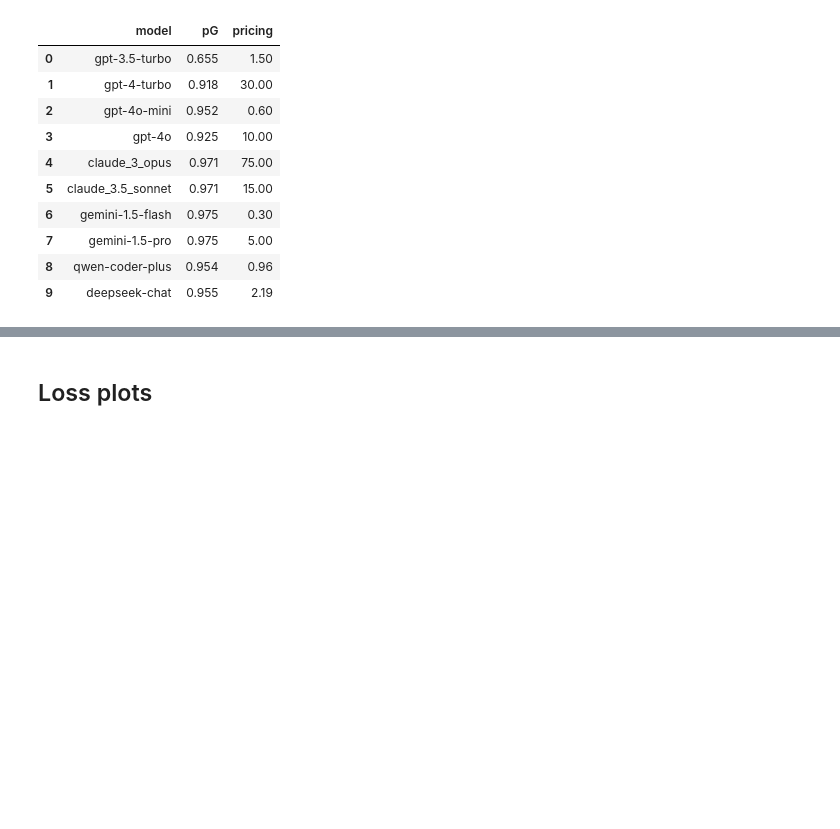
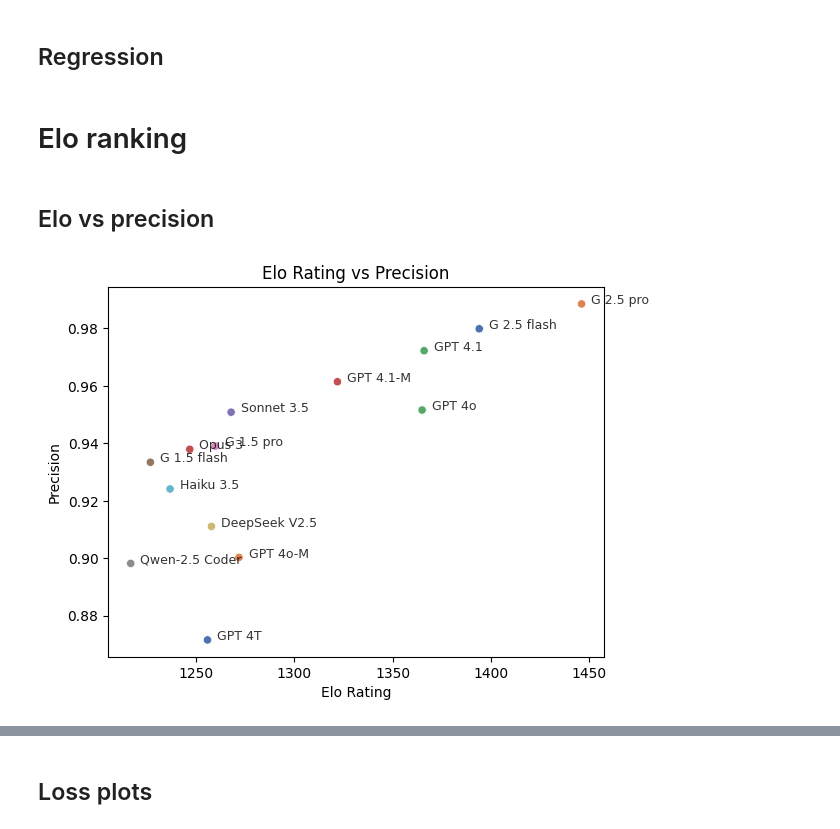
Before and after one commit to srynsh/LLM-Benchmarking, a Jupyter notebook: notebooks/notebook.ipynb, the cells around one changed output, grey strips where cells are left out. Drawn from its saved outputs; the diff is of its cells as text; code cells hidden in the pictures; blank space fills up the shorter version.

Commit message:
elo plots

```diff
--- a/notebooks/notebook.ipynb
+++ b/notebooks/notebook.ipynb
@@ -7 +157,3 @@ import numpy as np
+# %% [markdown]
+## Regression
 # %%
@@ -41,21 +174,48 @@ pricing = [1.5, 30, 0.6, 10,
            75, 15,
            0.3, 5,
            0.96, 2.19]
-# %%
-df = pd.DataFrame(
-    {'model': MODELS, 'pG': pG_ensemble.values(), 'pricing': pricing}
-)
-
-df
-# %% [output]
-|  | model | pG | pricing |
-| 0 | gpt-3.5-turbo | 0.655 | 1.50 |
-| 1 | gpt-4-turbo | 0.918 | 30.00 |
-| 2 | gpt-4o-mini | 0.952 | 0.60 |
-| 3 | gpt-4o | 0.925 | 10.00 |
-| 4 | claude_3_opus | 0.971 | 75.00 |
-| 5 | claude_3.5_sonnet | 0.971 | 15.00 |
-| 6 | gemini-1.5-flash | 0.975 | 0.30 |
-| 7 | gemini-1.5-pro | 0.975 | 5.00 |
-| 8 | qwen-coder-plus | 0.954 | 0.96 |
-| 9 | deepseek-chat | 0.955 | 2.19 |
+# %% [markdown]
+# Elo ranking
+# %%
+eloRating = {
+    'gpt-4-turbo': 1256,
+    'gpt-4o-mini': 1272,
+    'gpt-4o': 1365,
+    'claude_3_opus': 1247,
+    'claude_3.5_sonnet': 1268,
+    'gemini-1.5-flash': 1227,
+    'gemini-1.5-pro': 1260,
+    'qwen-coder-plus': 1217,
+    'deepseek-chat': 1178,
+    'claude_3.5_haiku': 1237,
+    'gemini-2.5-flash-preview-04-17': 1394,
+    'gemini-2.5-pro-preview-03-25': 1446,
+    'gpt-4.1-2025-04-14': 1366,
+    'gpt-4.1-mini-2025-04-14': 1322,
+}
+
+df_elo = pd.DataFrame(eloRating.items(), columns=['generator', 'elo'])
+# %% [markdown]
+## Elo vs precision
+# %%
+df_elo_prec = pd.merge(df_elo, df, on='generator')
+df_plot = df_elo_prec[df_elo_prec['validator'] == 'ensemble']
+# %%
+sns.scatterplot(data=df_plot, x='elo', y='precision', hue='generator', palette='deep')
+plt.title('Elo Rating vs Precision')
+plt.xlabel('Elo Rating')
+plt.ylabel('Precision')
+# plt.legend(title='Model', bbox_to_anchor=(1.05, 1), loc='upper left')
+# Add annotations for each point
+for idx, row in df_plot.iterrows():
+    shorthand = MODELS_SHORT.get(row['generator'], row['generator'])
+    plt.annotate(shorthand,  # Use shorthand for model name for clarity
+                 xy=(row['elo'], row['precision']),
+                 xytext=(7, 0),  # Offset text slightly to the right
+                 textcoords='offset points',
+                 fontsize=9,
+                 alpha=0.8)
+
+plt.legend().remove()  # Remove the legend since we have annotations
+# %% [output]
+[figure, added]
```
Also changed, not shown: parts of 22 cells of this notebook.
